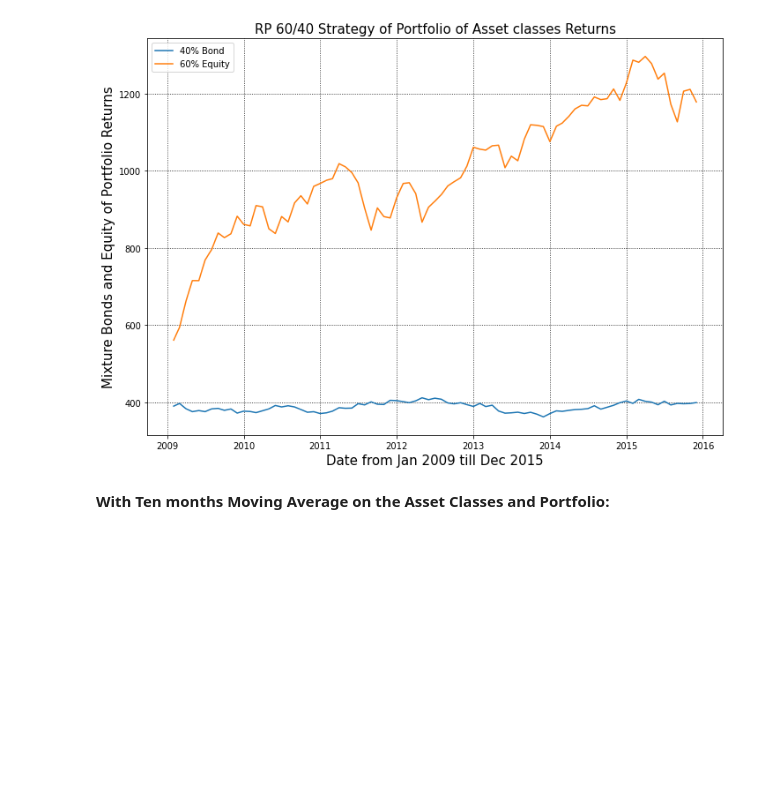
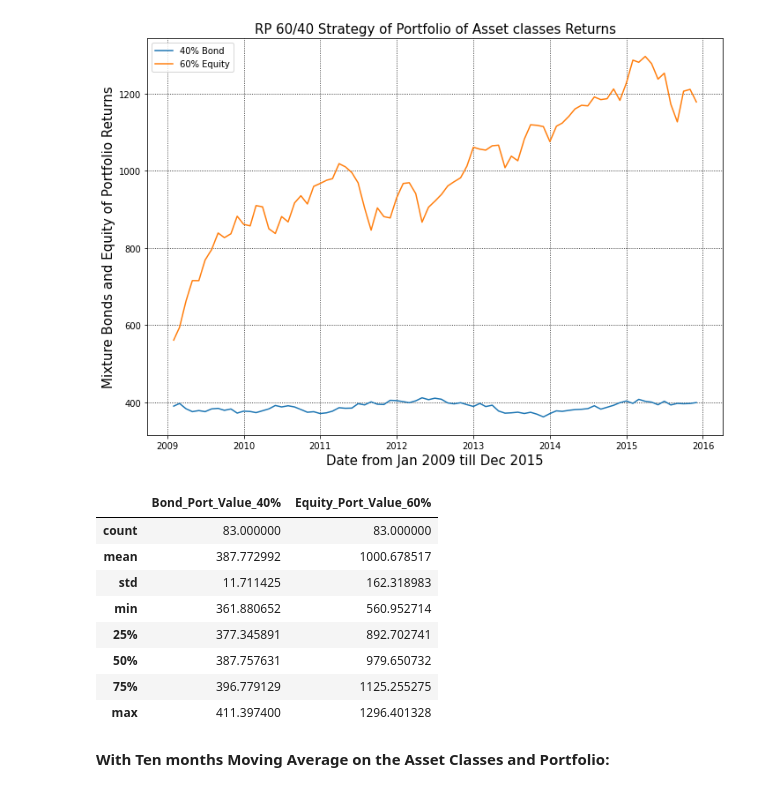
Before and after one commit to sherif603/Parity-Risk-Strategies, a Jupyter notebook: 2021_03_19_RP_2009_2015.ipynb, the cells around one changed output. Cells and saved outputs as stored; diff of their text form; code cells hidden in the pictures; blank space fills up the shorter version.

```diff
--- a/2021_03_19_RP_2009_2015.ipynb
+++ b/2021_03_19_RP_2009_2015.ipynb
@@ -2118,6 +2146,20 @@ plt.grid(True, color='k', linestyle=':')
 plt.legend(loc=2);
 # %% [output]
 [figure]
+# %%
+# Use pandas.DataFrame.describe() method to generate descriptive statistics,such as count, arithmetic mean, standard deviation
+# minimum value, maximum value, and percentile
+RP_60_40_Portfolio_2009_2015[['Bond_Port_Value_40%','Equity_Port_Value_60%']].describe()
+# %% [output]
+|  | Bond_Port_Value_40% | Equity_Port_Value_60% |
+| count | 83.000000 | 83.000000 |
+| mean | 387.772992 | 1000.678517 |
+| std | 11.711425 | 162.318983 |
+| min | 361.880652 | 560.952714 |
+| 25% | 377.345891 | 892.702741 |
+| 50% | 387.757631 | 979.650732 |
+| 75% | 396.779129 | 1125.255275 |
+| max | 411.397400 | 1296.401328 |
 # %% [markdown]
 **With Ten months Moving Average on the Asset Classes and Portfolio:**
 # %%
```
Also changed, not shown: parts of 14 cells of this notebook.
